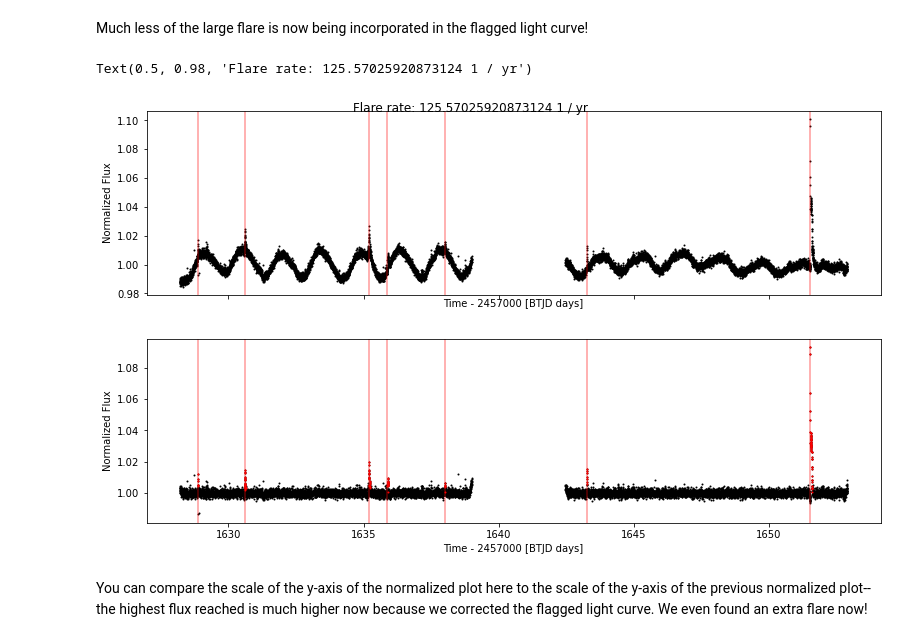
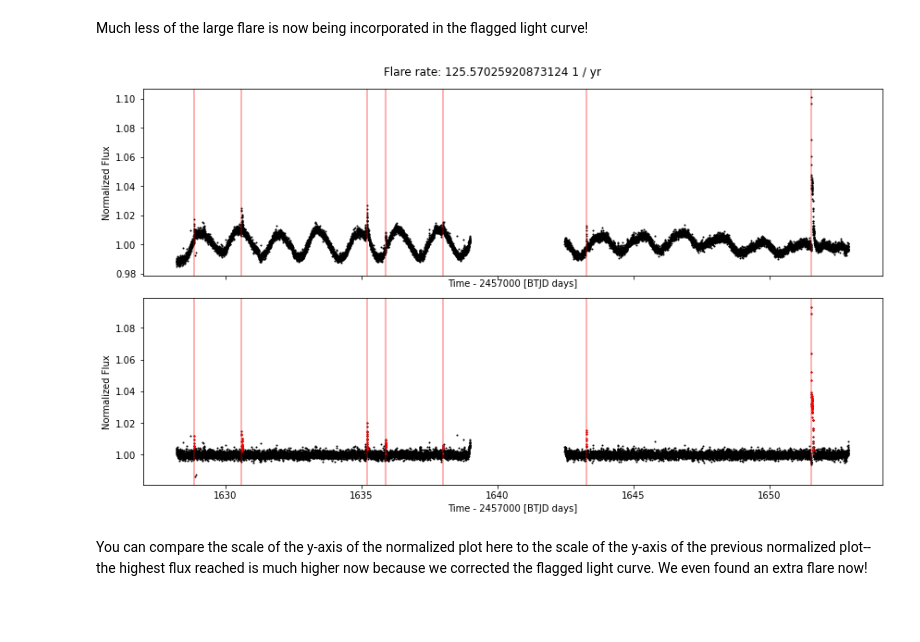
Before and after one commit to iveydavis/flare_id, a Jupyter notebook: flare_finding_example.ipynb, the cells around one changed output. Saved outputs shown, nothing was run; the diff lists cells and outputs as text; code cells hidden in the pictures; blank space fills up the shorter version.

```diff
--- a/flare_finding_example.ipynb
+++ b/flare_finding_example.ipynb
@@ -65,13 +65,13 @@ Much less of the large flare is now being incorporated in the flagged light curv
 # %%
 fl.FindAllFlares()
 fig, axs = fl.PlotLightCurves()
 
 fig.set_figheight(7)
 fig.set_figwidth(12)
 fig.suptitle(f"Flare rate: {fl.flare_rate}")
+fig.tight_layout()
 # %% [output]
-Text(0.5, 0.98, 'Flare rate: 125.57025920873124 1 / yr')
-[figure, old version]
+[figure, new version]
 # %% [markdown]
 You can compare the scale of the y-axis of the normalized plot here to the scale of the y-axis of the previous normalized plot-- the highest flux reached is much higher now because we corrected the flagged light curve. We even found an extra flare now!
 # %%
```
Also changed, not shown: parts of 2 cells of this notebook, 5 other files.
